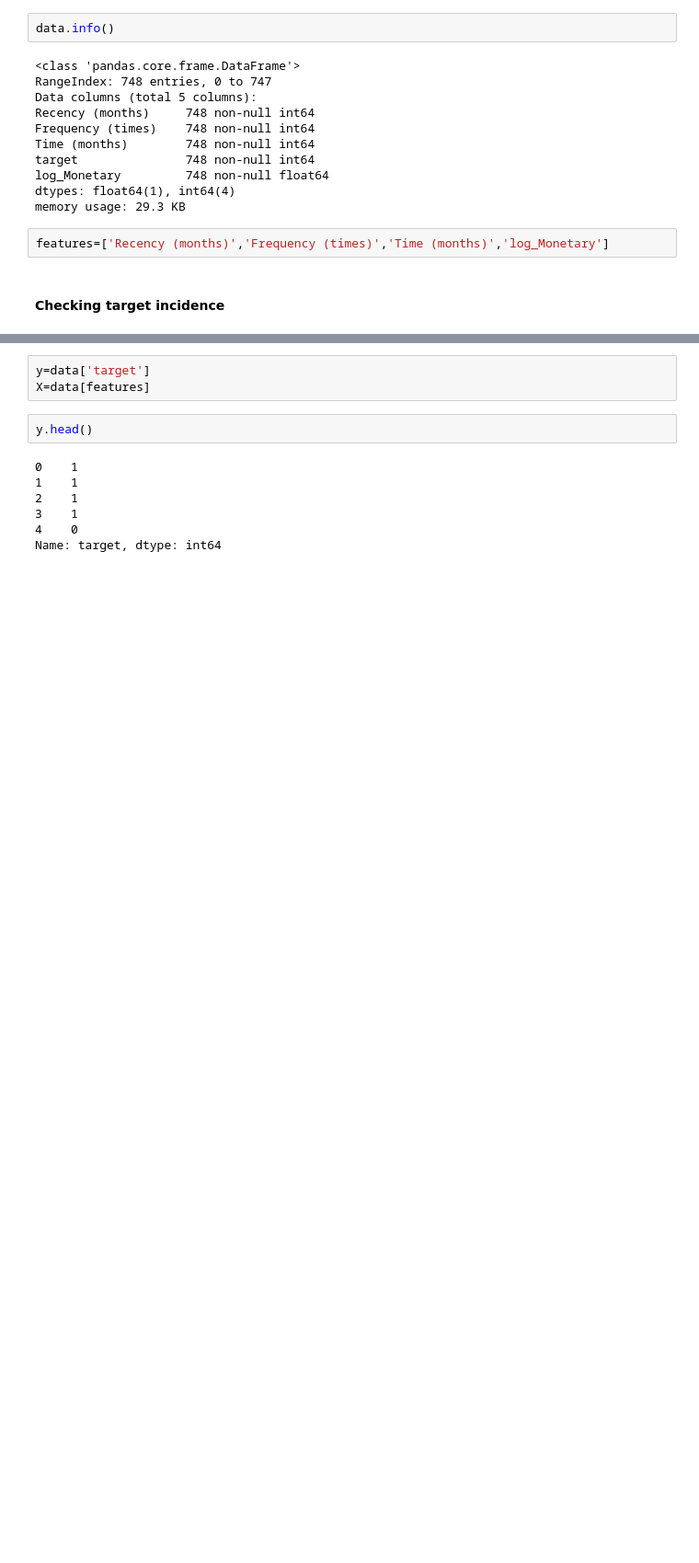
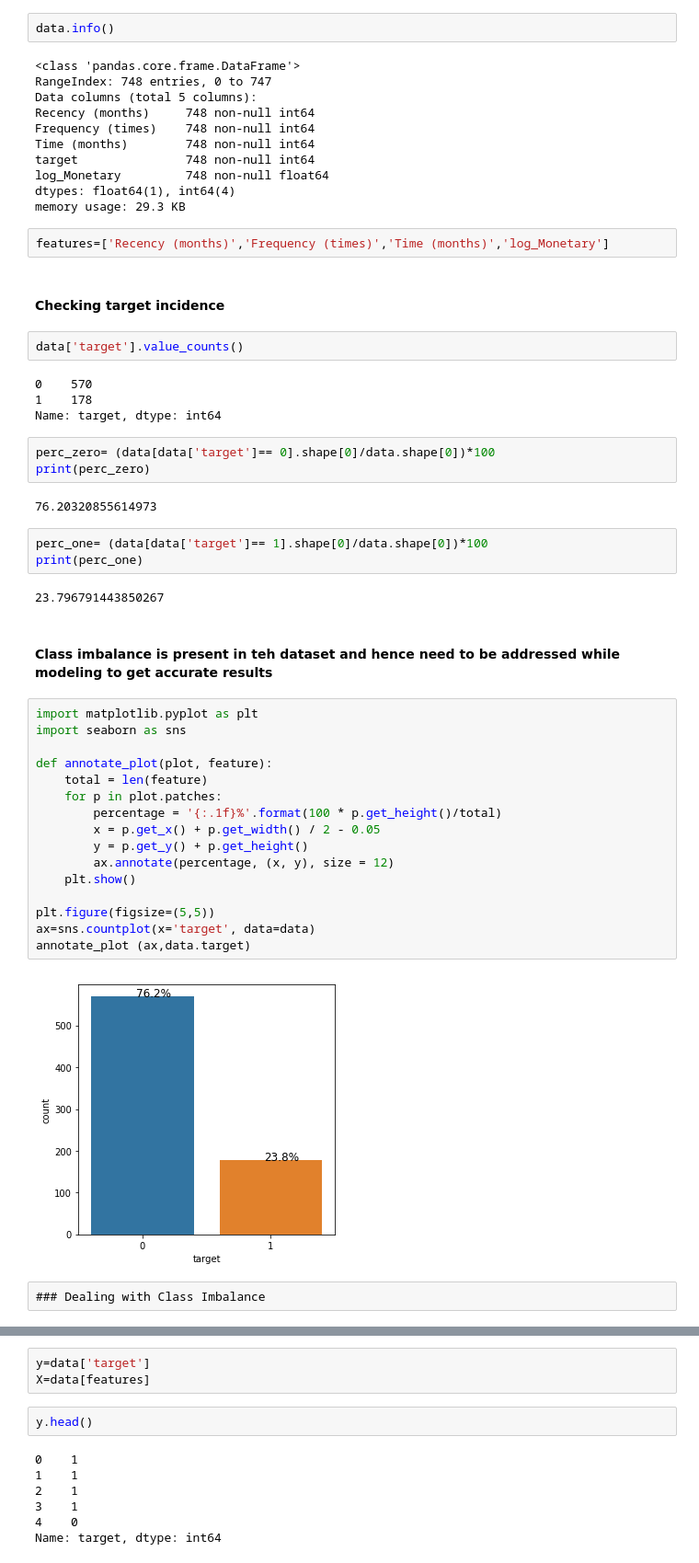
Before and after one commit to sharie-r-nath/Technocolabs-Blood-Donation, a Jupyter notebook: Blood Donation Expectancy.ipynb, the cells around one changed output, grey strips where cells are left out. Shown at 92% size. Saved outputs shown, nothing was run; the diff lists cells and outputs as text; blank space fills up the shorter version.

```diff
--- a/Blood Donation Expectancy.ipynb
+++ b/Blood Donation Expectancy.ipynb
@@ -101,3 +115,41 @@ memory usage: 29.3 KB
 features=['Recency (months)','Frequency (times)','Time (months)','log_Monetary']
 # %% [markdown]
 #### Checking target incidence
+# %%
+data['target'].value_counts()
+# %% [output]
+0    570
+1    178
+Name: target, dtype: int64
+# %%
+perc_zero= (data[data['target']== 0].shape[0]/data.shape[0])*100
+print(perc_zero)
+# %% [output]
+76.20320855614973
+# %%
+perc_one= (data[data['target']== 1].shape[0]/data.shape[0])*100
+print(perc_one)
+# %% [output]
+23.796791443850267
+# %% [markdown]
+####  Class imbalance is present in teh dataset and hence need to be addressed while modeling to get accurate results
+# %%
+import matplotlib.pyplot as plt
+import seaborn as sns
+
+def annotate_plot(plot, feature):
+    total = len(feature)
+    for p in plot.patches:
+        percentage = '{:.1f}%'.format(100 * p.get_height()/total)
+        x = p.get_x() + p.get_width() / 2 - 0.05
+        y = p.get_y() + p.get_height()
+        ax.annotate(percentage, (x, y), size = 12)
+    plt.show()
+
+plt.figure(figsize=(5,5))
+ax=sns.countplot(x='target', data=data)
+annotate_plot (ax,data.target)
+# %% [output]
+[figure, added]
+# %% [raw]
+### Dealing with Class Imbalance
```
Also changed, not shown: parts of 28 cells of this notebook.
